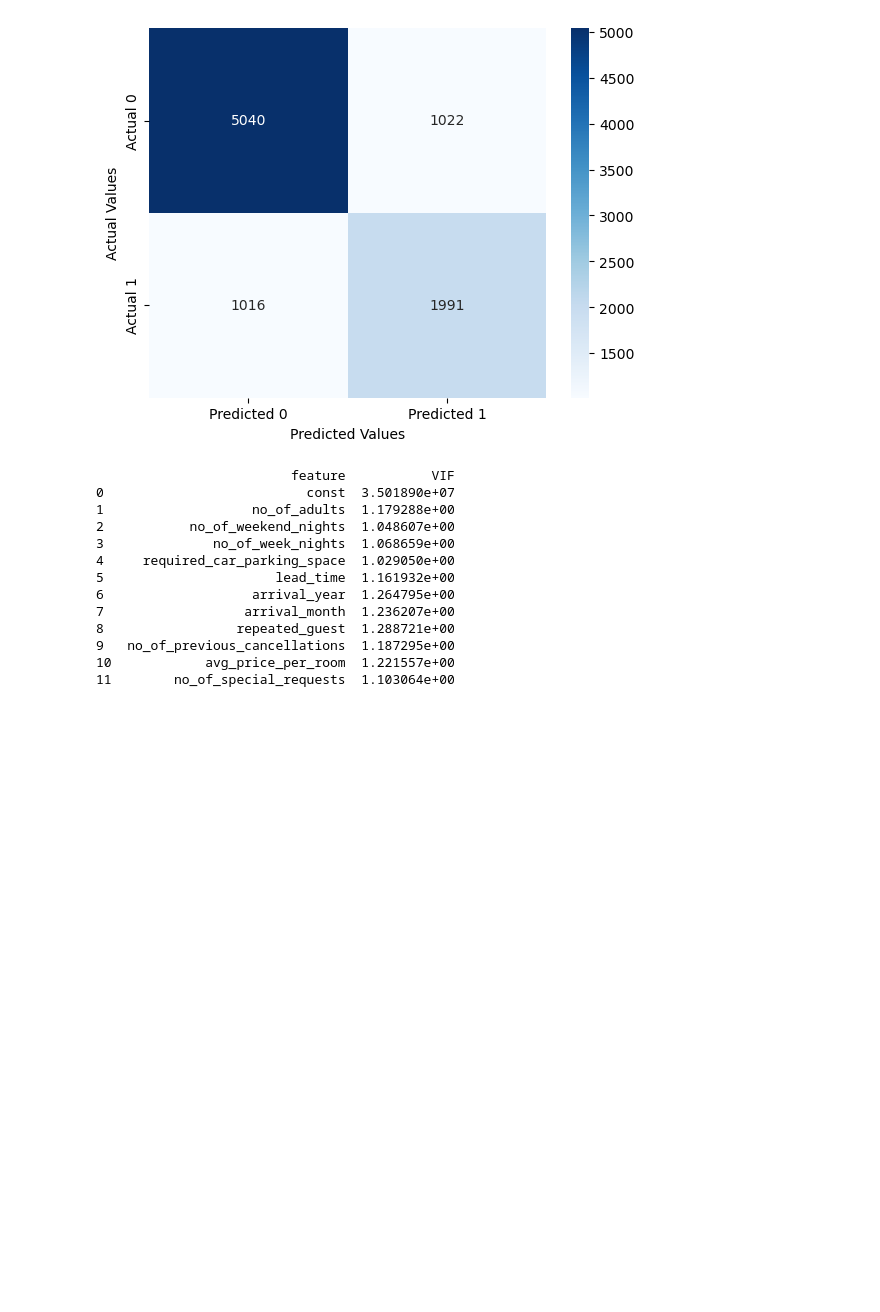
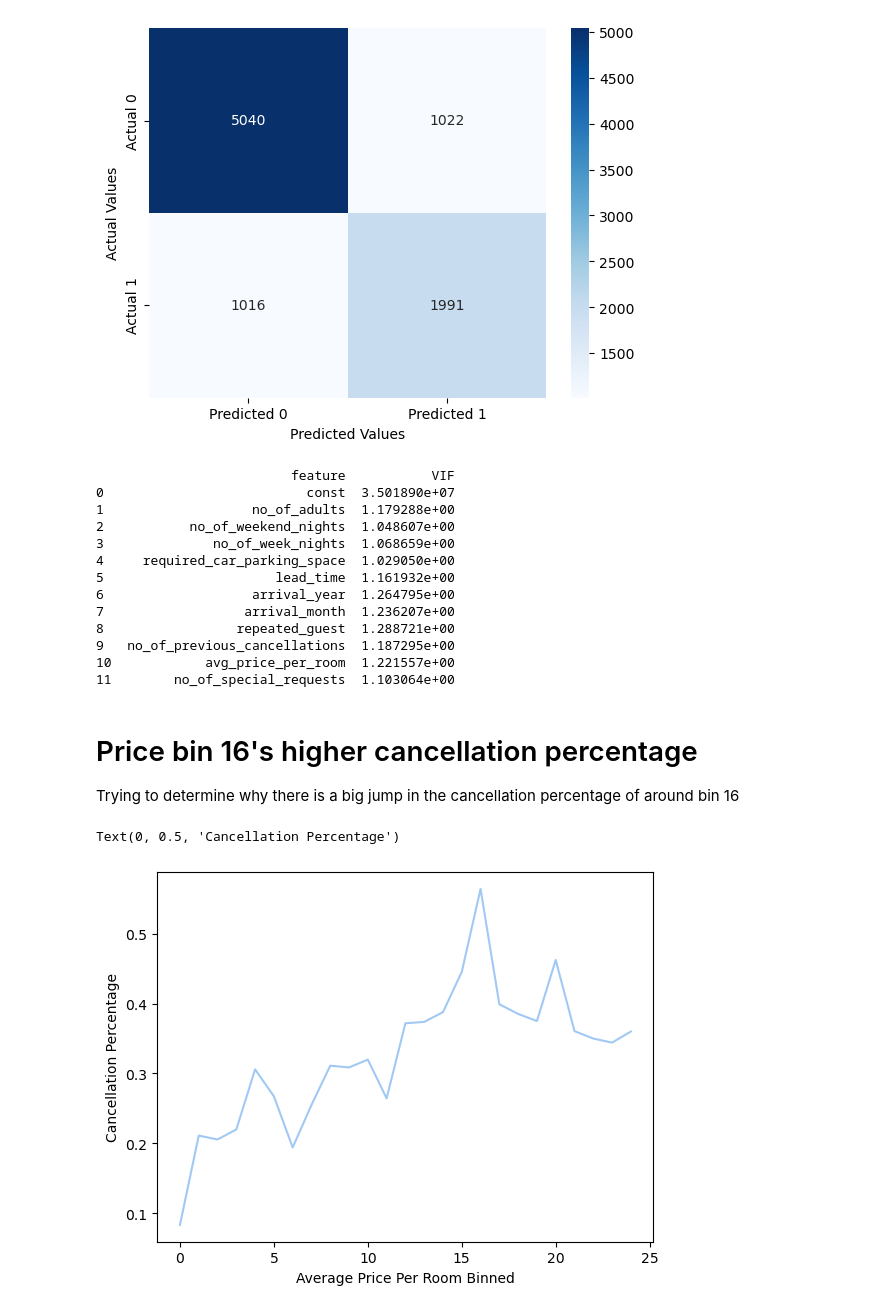
Before and after one commit to LinhNgaNguyen/STAT303-2-Project, a Jupyter notebook: Models - Autocorrelation.ipynb, the cells around one changed output. Cells and saved outputs as stored; diff of their text form; code cells hidden in the pictures; blank space fills up the shorter version.

Commit message:
Cancellation in bin 16

```diff
--- a/Models - Autocorrelation.ipynb
+++ b/Models - Autocorrelation.ipynb
@@ -581,3 +581,19 @@ print(vif_data)
 9   no_of_previous_cancellations  1.187295e+00
 10            avg_price_per_room  1.221557e+00
 11        no_of_special_requests  1.103064e+00
+# %% [markdown]
+# Price bin 16's higher cancellation percentage
+
+Trying to determine why there is a big jump in the cancellation percentage of around bin 16
+# %%
+# Line plots of relationship between response and highly correlated continuous predictors
+binned_price = pd.qcut(train['avg_price_per_room'],25,retbins=True)
+train['price_binned'] = binned_price[0]
+
+price_data = train.groupby('price_binned')['booking_status'].agg([('booking_percent','mean'),('nobs','count')]).reset_index(drop=False)
+sns.lineplot(x = price_data.index, y= price_data['booking_percent'])
+plt.xlabel('Average Price Per Room Binned')
+plt.ylabel('Cancellation Percentage')
+# %% [output]
+Text(0, 0.5, 'Cancellation Percentage')
+[figure, added]
```
Also changed, not shown: parts of 23 cells of this notebook, 2 other files.
